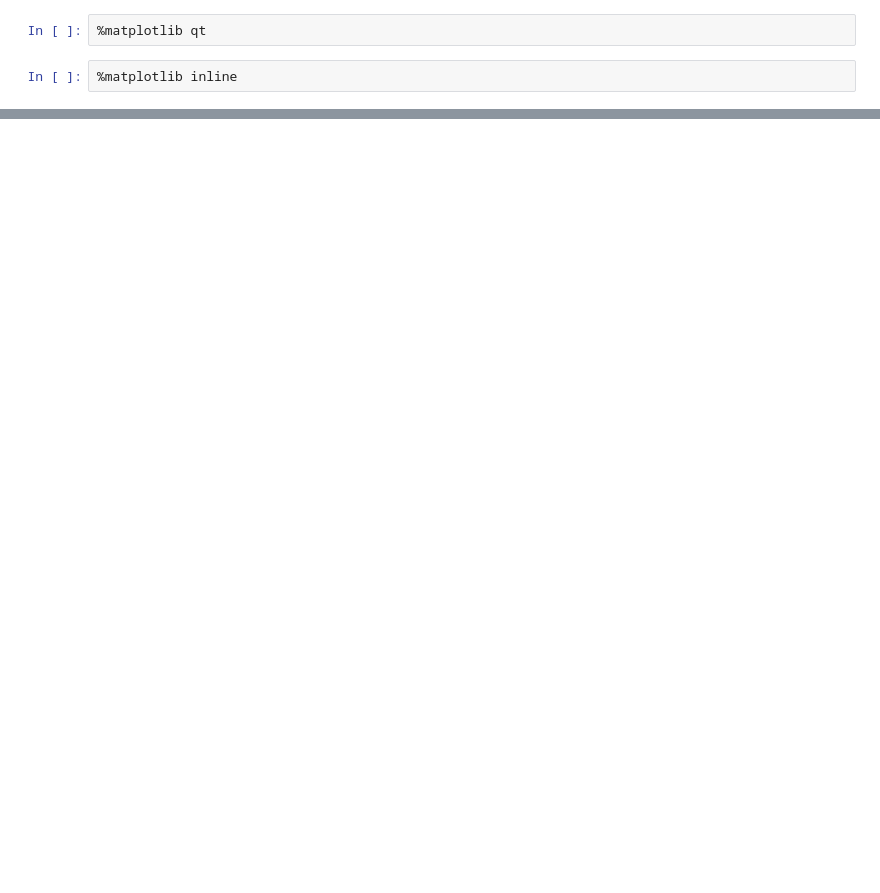
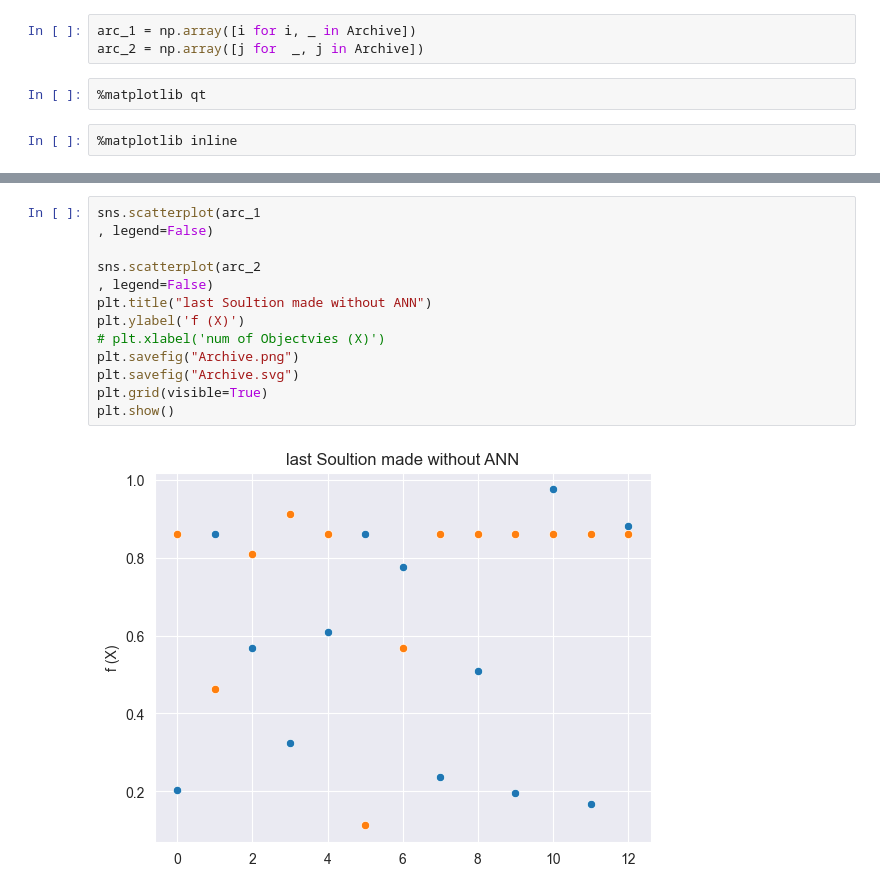
Before and after one commit to amirhu37/LEO, a Jupyter notebook: LEO.ipynb, the cells around one changed output, grey strips where cells are left out. Cells and saved outputs as stored; diff of their text form; blank space fills up the shorter version.

```diff
--- a/LEO.ipynb
+++ b/LEO.ipynb
@@ -579,3 +538,6 @@ Archive.shape
+# %%
+arc_1 = np.array([i for i, _ in Archive])
+arc_2 = np.array([j for  _, j in Archive])
 # %%
 %matplotlib qt
 # %%
@@ -583,3 +589,18 @@ Archive.shape
+# %%
+sns.scatterplot(arc_1
+, legend=False)
+
+sns.scatterplot(arc_2
+, legend=False)
+plt.title("last Soultion made without ANN")
+plt.ylabel('f (X)')
+# plt.xlabel('num of Objectvies (X)')
+plt.savefig("Archive.png")
+plt.savefig("Archive.svg")
+plt.grid(visible=True)
+plt.show()
+# %% [output]
+[figure, added]
 # %%
 fig = plt.figure(figsize=(6,6))
 ax = Axes3D(fig, auto_add_to_figure=False)
```
Also changed, not shown: parts of 43 cells of this notebook, 1 other file.
